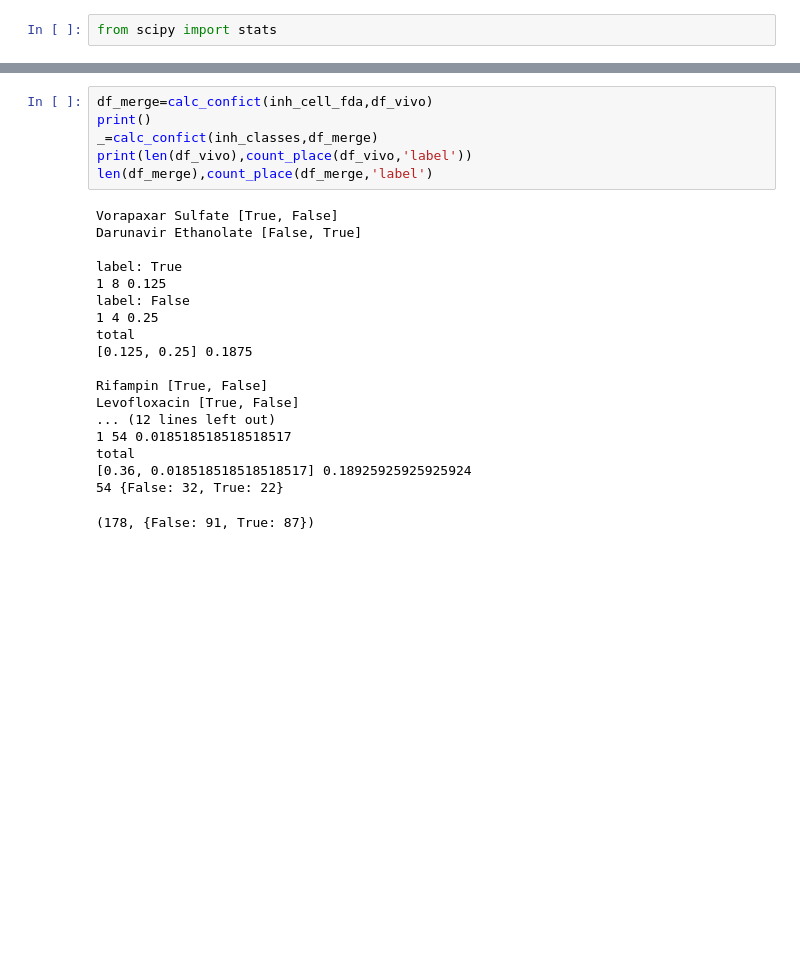
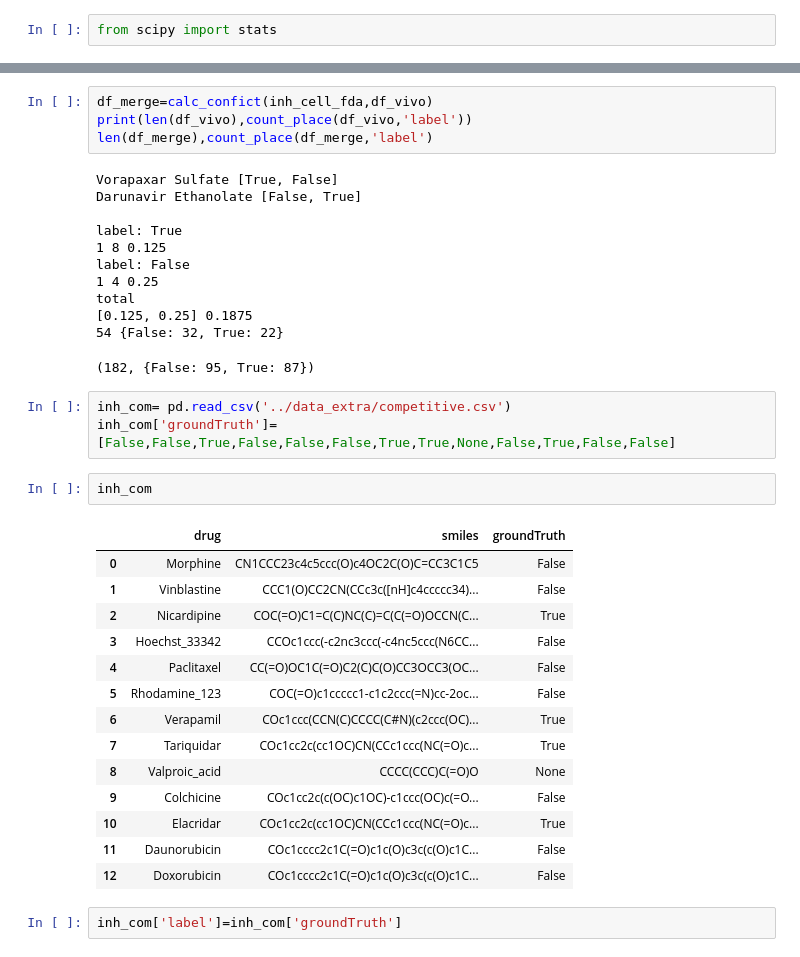
Before and after one commit to PatrickSu1101/MolMM, a Jupyter notebook: MolMM/csv/data_inh_refine/vitro.ipynb, the cells around one changed output, grey strips where cells are left out. Drawn from its saved outputs; the diff is of its cells as text; blank space fills up the shorter version.

```diff
--- a/MolMM/csv/data_inh_refine/vitro.ipynb
+++ b/MolMM/csv/data_inh_refine/vitro.ipynb
@@ -797,7 +1047,5 @@ total
 # %%
 df_merge=calc_confict(inh_cell_fda,df_vivo)
-print()
-_=calc_confict(inh_classes,df_merge)
 print(len(df_vivo),count_place(df_vivo,'label'))
 len(df_merge),count_place(df_merge,'label')
 # %% [output]
@@ -810,14 +1058,29 @@ label: False
 1 4 0.25
 total
 [0.125, 0.25] 0.1875
-
-Rifampin [True, False]
-Levofloxacin [True, False]
-... (12 lines left out)
-1 54 0.018518518518518517
-total
-[0.36, 0.018518518518518517] 0.18925925925925924
 54 {False: 32, True: 22}
-(178, {False: 91, True: 87})
+(182, {False: 95, True: 87})
+# %%
+inh_com= pd.read_csv('../data_extra/competitive.csv')
+inh_com['groundTruth']=[False,False,True,False,False,False,True,True,None,False,True,False,False]
+# %%
+inh_com
+# %% [output]
+|  | drug | smiles | groundTruth |
+| 0 | Morphine | CN1CCC23c4c5ccc(O)c4OC2C(O)C=CC3C1C5 | False |
+| 1 | Vinblastine | CCC1(O)CC2CN(CCc3c([nH]c4ccccc34)... | False |
+| 2 | Nicardipine | COC(=O)C1=C(C)NC(C)=C(C(=O)OCCN(C... | True |
+| 3 | Hoechst_33342 | CCOc1ccc(-c2nc3ccc(-c4nc5ccc(N6CC... | False |
+| 4 | Paclitaxel | CC(=O)OC1C(=O)C2(C)C(O)CC3OCC3(OC... | False |
+| 5 | Rhodamine_123 | COC(=O)c1ccccc1-c1c2ccc(=N)cc-2oc... | False |
+| 6 | Verapamil | COc1ccc(CCN(C)CCCC(C#N)(c2ccc(OC)... | True |
+| 7 | Tariquidar | COc1cc2c(cc1OC)CN(CCc1ccc(NC(=O)c... | True |
+| 8 | Valproic_acid | CCCC(CCC)C(=O)O | None |
+| 9 | Colchicine | COc1cc2c(c(OC)c1OC)-c1ccc(OC)c(=O... | False |
+| 10 | Elacridar | COc1cc2c(cc1OC)CN(CCc1ccc(NC(=O)c... | True |
+| 11 | Daunorubicin | COc1cccc2c1C(=O)c1c(O)c3c(c(O)c1C... | False |
+| 12 | Doxorubicin | COc1cccc2c1C(=O)c1c(O)c3c(c(O)c1C... | False |
+# %%
+inh_com['label']=inh_com['groundTruth']
 # %%
 from copy import deepcopy
```
Also changed, not shown: parts of 34 cells of this notebook, 13 other files.
